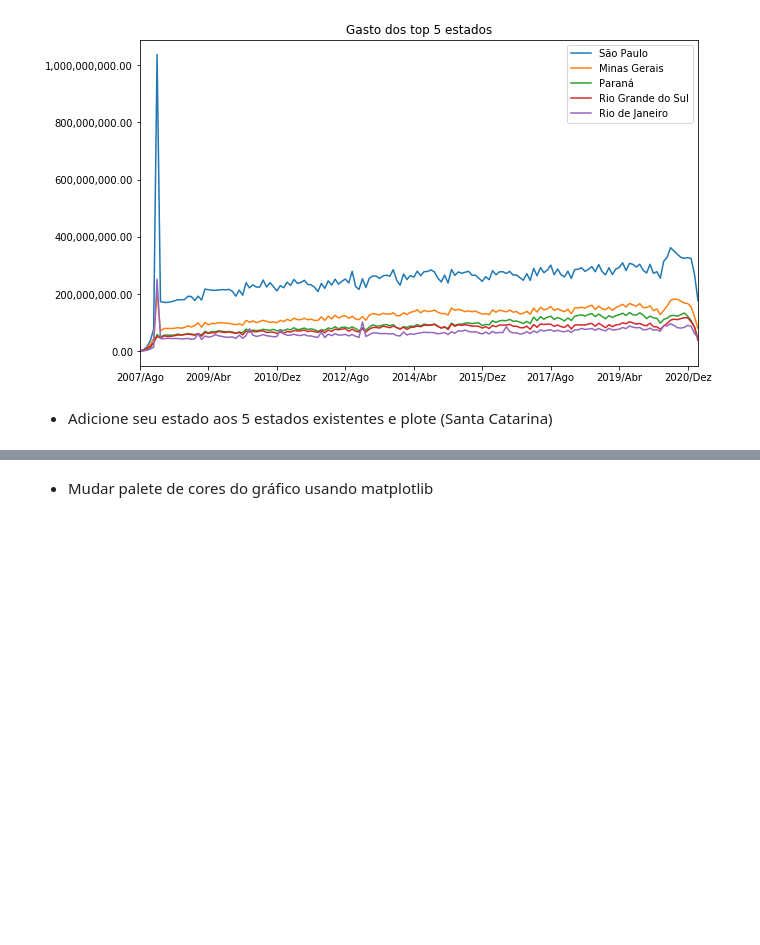
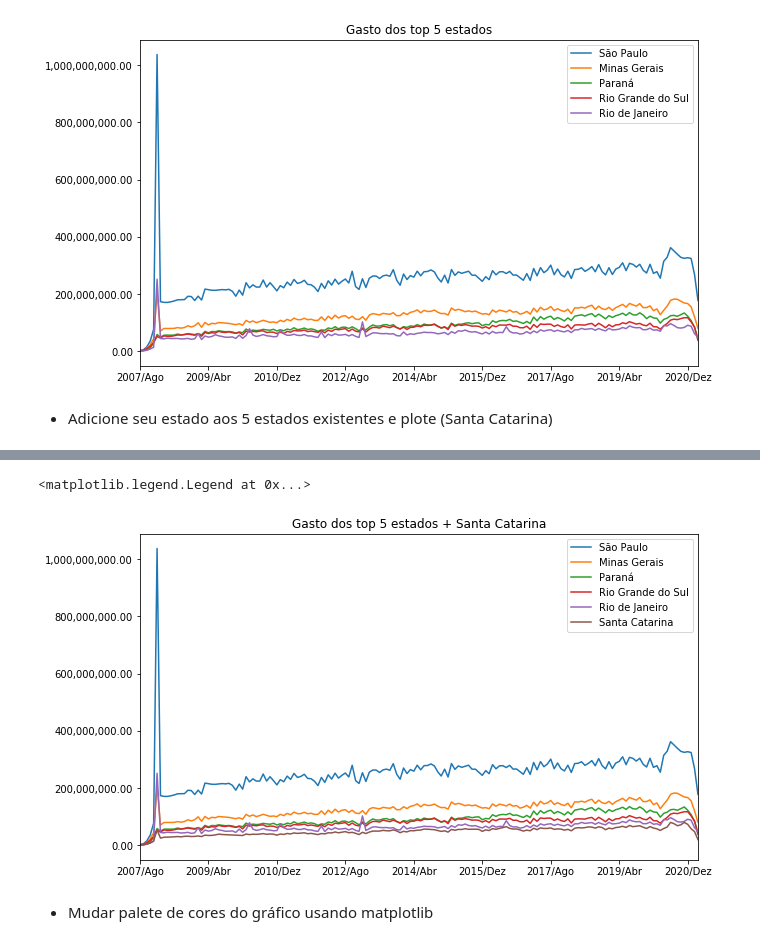
Before and after one commit to bibianaprevedello/Bootcamp-Alura, a Jupyter notebook: Módulo 01 - Python e Pandas para Análise de Dados Reais.ipynb, the cells around one changed output, grey strips where cells are left out. Drawn from its saved outputs; the diff is of its cells as text; code cells hidden in the pictures; blank space fills up the shorter version.

Commit message:
Aula 03 - Adicionado Santa Catarina aos 5 top estados

```diff
--- a/Módulo 01 - Python e Pandas para Análise de Dados Reais.ipynb
+++ b/Módulo 01 - Python e Pandas para Análise de Dados Reais.ipynb
@@ -487,3 +487,12 @@ ax3.legend(["São Paulo", "Minas Gerais", "Paraná", "Rio Grande do Sul", "Rio d
 [figure]
 # %% [markdown]
 - Adicione seu estado aos 5 estados existentes e plote (Santa Catarina)
+# %%
+santa_catarina = ordenado_por_total.T[["42 Santa Catarina"]]
+santa_catarina
+
+top_5_mais_santa_catarina = ordenado_por_total.head(5).T
+top_5_mais_santa_catarina
+
+top_5_mais_santa_catarina["42 Santa Catarina"] = santa_catarina
+top_5_mais_santa_catarina
@@ -490,3 +513,12 @@ ax3.legend(["São Paulo", "Minas Gerais", "Paraná", "Rio Grande do Sul", "Rio d
+# %%
+ax4 = top_5_mais_santa_catarina.plot(figsize=(10,6))
+ax4.yaxis.set_major_formatter(ticker.StrMethodFormatter("{x:,.2f}"))
+plt.legend(bbox_to_anchor=(1.05, 1), loc='upper left', borderaxespad=0.)
+plt.title("Gasto dos top 5 estados + Santa Catarina")
+ax4.legend(["São Paulo", "Minas Gerais", "Paraná", "Rio Grande do Sul", "Rio de Janeiro", "Santa Catarina"])
+# %% [output]
+<matplotlib.legend.Legend at 0x...>
+[figure, added]
 # %% [markdown]
 - Mudar palete de cores do gráfico usando matplotlib
 # %%
```
Also changed, not shown: parts of 1 cell of this notebook.
